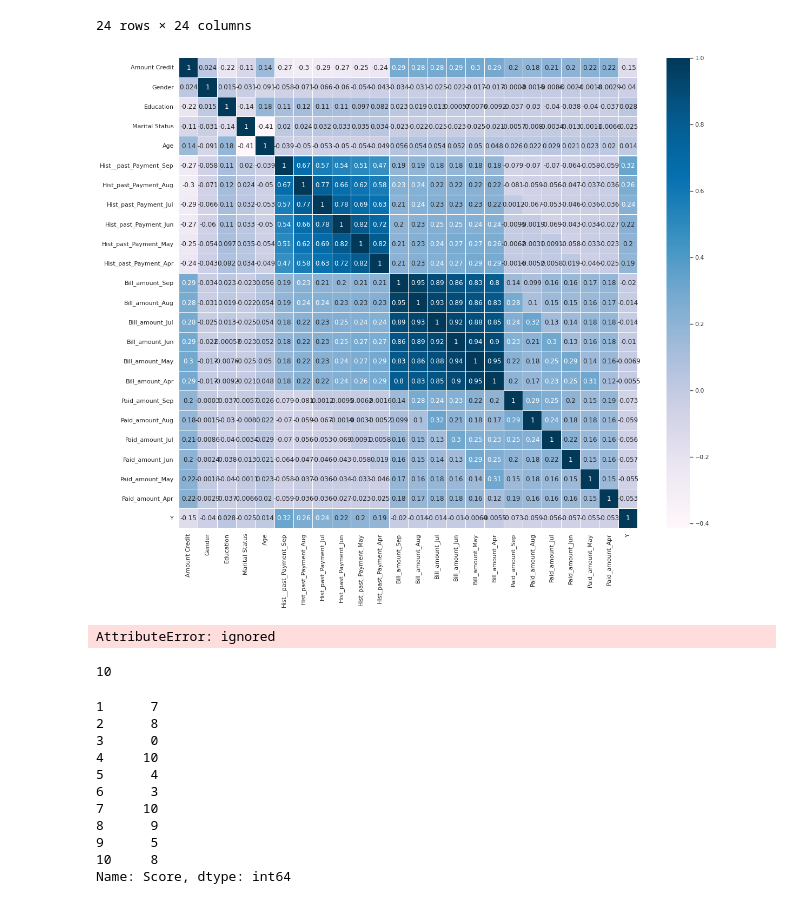
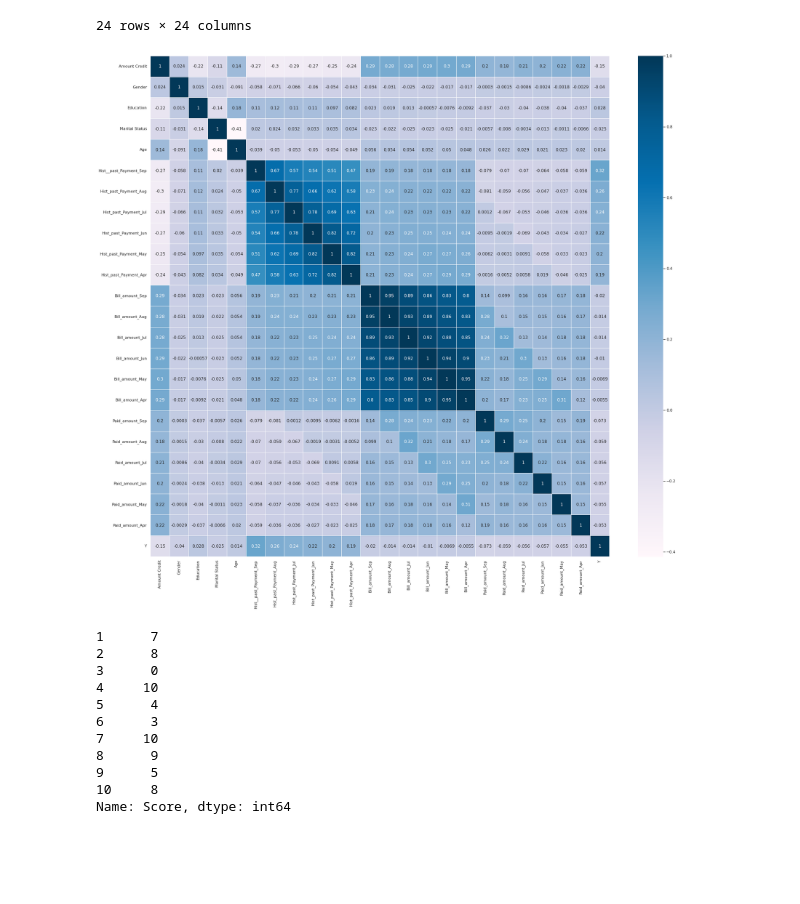
Before and after one commit to PosgradoMNA/Proyecto-final-Equipo-135, a Jupyter notebook: Actividad_Semanal_4.ipynb, the cells around one changed output. Saved outputs shown, nothing was run; the diff lists cells and outputs as text; code cells hidden in the pictures; blank space fills up the shorter version.

```diff
--- a/Actividad_Semanal_4.ipynb
+++ b/Actividad_Semanal_4.ipynb
@@ -181,25 +194,17 @@ df.corr()
 | Y | -0.153781 | -0.039730 | 0.028109 | -0.024544 | 0.013881 | 0.324769 | ... |
 24 rows × 24 columns
 # %%
-sns.set(rc={'figure.figsize':(19,16)})
+sns.set(rc={'figure.figsize':(29,26)})
 #{especificar dataset}=misdatos.corr(method='pearson',parametro1,parametro2,...)
 #sns.heatmap({dataset},parametro1,parametro2,...)
 correlacion=df.corr(method="pearson")
-correlacion.round(2)
-sns.heatmap(correlacion,cmap="PuBu", linewidth=.05,annot=True)
+correlacion.round(1)
+sns.heatmap(correlacion,cmap="PuBu", linewidth=.01,annot=True)
 # TERMINA LA SECCIÓN PARA AGREGAR CÓDIGO.
 #########################################################################
 plt.show()
 # %% [output]
-[figure, old version]
+[figure, new version]
-# %%
-df.score.min()
-# %% [output]
-AttributeError: ignored
-# %%
-df.Score.max()
-# %% [output]
-10
 # %%
 varX = df.Score.head(10) # solo para tener 10 datos en variable
 # %%
```
Also changed, not shown: parts of 1 cell of this notebook.
